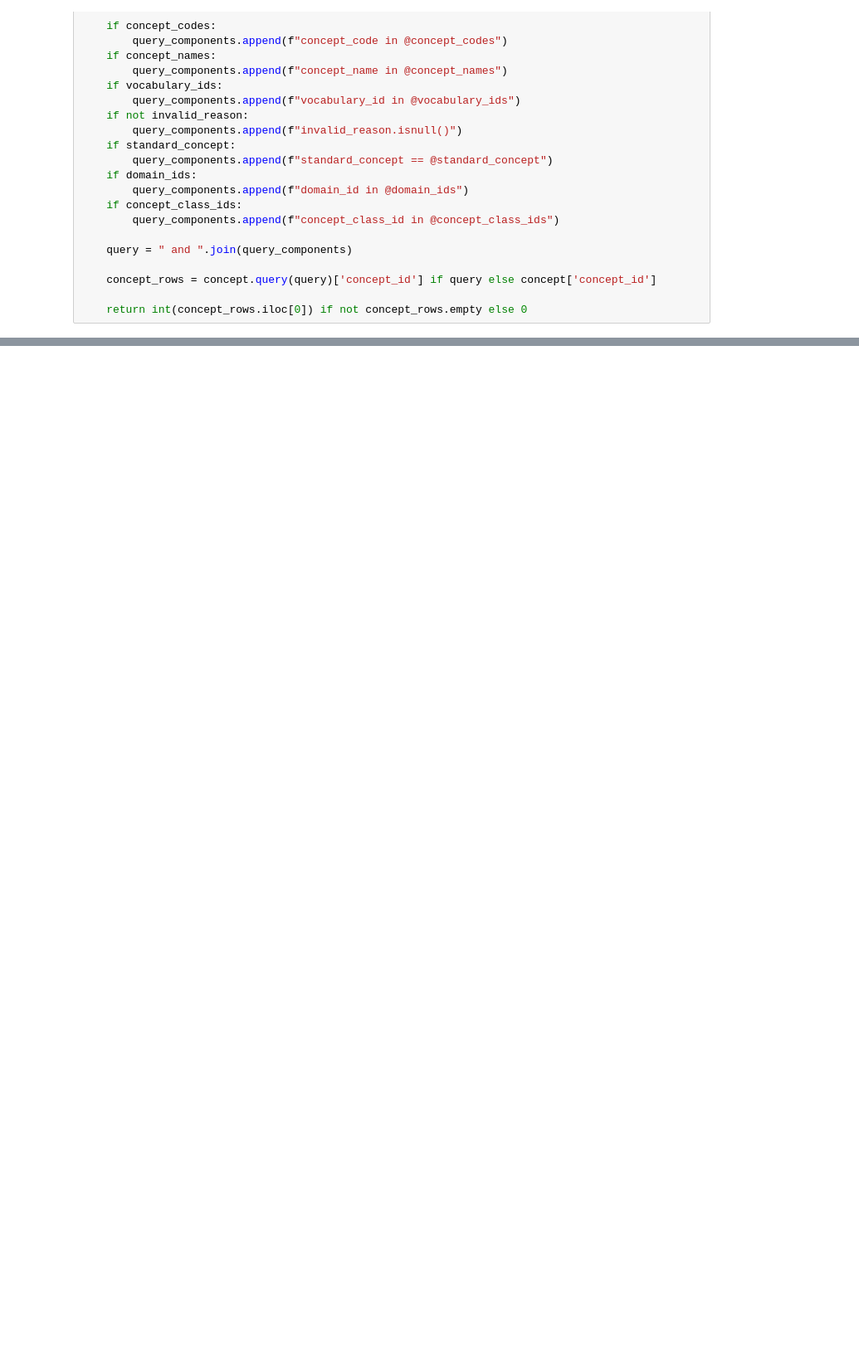
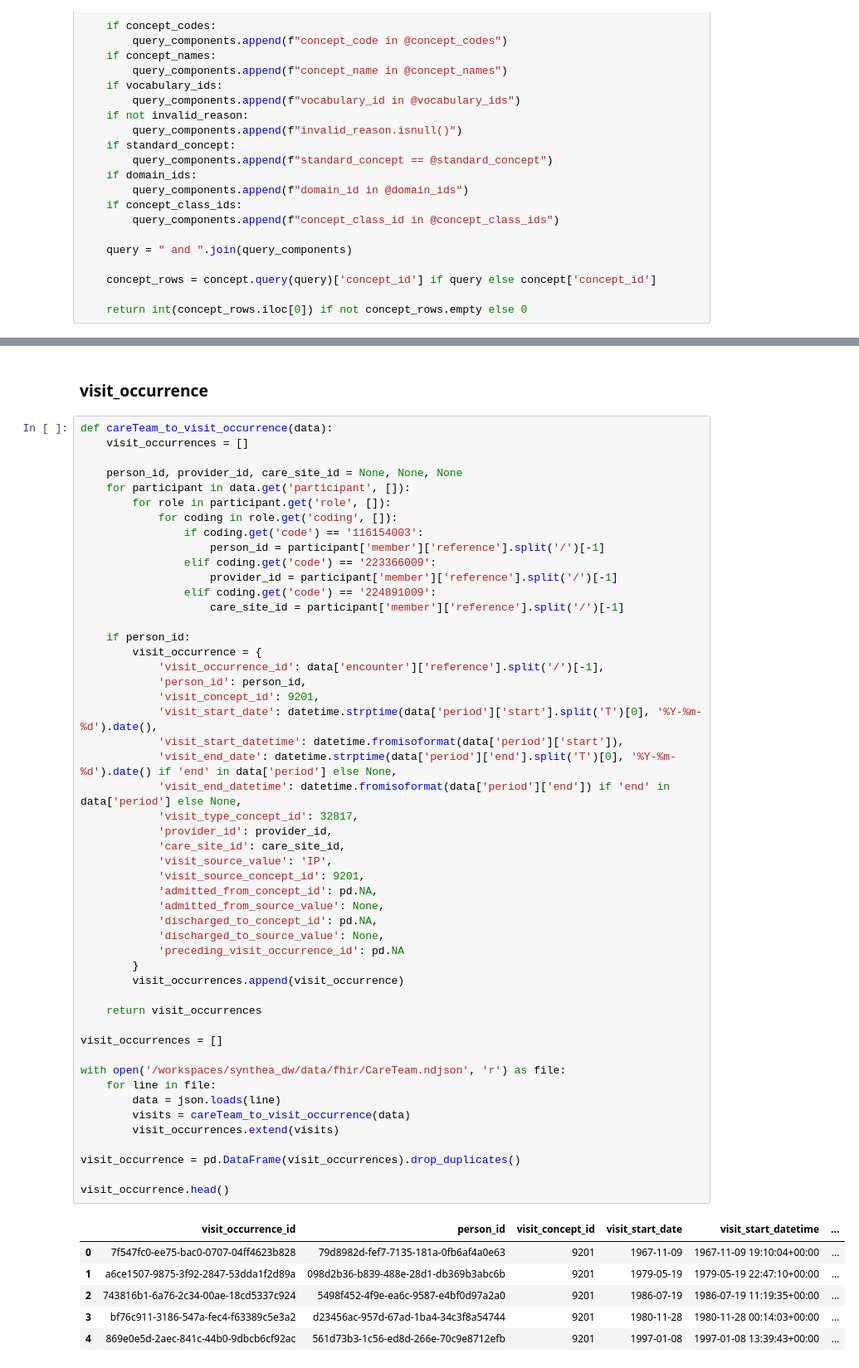
Before and after one commit to saywurdson/synthea_dw, a Jupyter notebook: omop.ipynb, the cells around one changed output, grey strips where cells are left out. Shown: that part at 83% size. Cells and saved outputs as stored; diff of their text form; blank space fills up the shorter version.

Commit message:
CarePlan

```diff
--- a/omop.ipynb
+++ b/omop.ipynb
@@ -39,0 +44,59 @@ def find_concept_id(
+# %% [markdown]
+### visit_occurrence
+# %%
+def careTeam_to_visit_occurrence(data):
+    visit_occurrences = []
+
+    person_id, provider_id, care_site_id = None, None, None
+    for participant in data.get('participant', []):
+        for role in participant.get('role', []):
+            for coding in role.get('coding', []):
+                if coding.get('code') == '116154003':
+                    person_id = participant['member']['reference'].split('/')[-1]
+                elif coding.get('code') == '223366009':
+                    provider_id = participant['member']['reference'].split('/')[-1]
+                elif coding.get('code') == '224891009':
+                    care_site_id = participant['member']['reference'].split('/')[-1]
+
+    if person_id:
+        visit_occurrence = {
+            'visit_occurrence_id': data['encounter']['reference'].split('/')[-1],
+            'person_id': person_id,
+            'visit_concept_id': 9201,
+            'visit_start_date': datetime.strptime(data['period']['start'].split('T')[0], '%Y-%m-%d').date(),
+            'visit_start_datetime': datetime.fromisoformat(data['period']['start']),
+            'visit_end_date': datetime.strptime(data['period']['end'].split('T')[0], '%Y-%m-%d').date() if 'end' in data['period'] else None,
+            'visit_end_datetime': datetime.fromisoformat(data['period']['end']) if 'end' in data['period'] else None,
+            'visit_type_concept_id': 32817,
+            'provider_id': provider_id,
+            'care_site_id': care_site_id,
+            'visit_source_value': 'IP',
+            'visit_source_concept_id': 9201,
+            'admitted_from_concept_id': pd.NA,
+            'admitted_from_source_value': None,
+            'discharged_to_concept_id': pd.NA,
+            'discharged_to_source_value': None,
+            'preceding_visit_occurrence_id': pd.NA
+        }
+        visit_occurrences.append(visit_occurrence)
+
+    return visit_occurrences
+
+visit_occurrences = []
+
+with open('/workspaces/synthea_dw/data/fhir/CareTeam.ndjson', 'r') as file:
+    for line in file:
+        data = json.loads(line)
+        visits = careTeam_to_visit_occurrence(data)
+        visit_occurrences.extend(visits)
+
+visit_occurrence = pd.DataFrame(visit_occurrences).drop_duplicates()
+
+visit_occurrence.head()
+# %% [output]
+|  | visit_occurrence_id | person_id | visit_concept_id | visit_start_date | visit_start_datetime | ... |
+| 0 | 7f547fc0-ee75-bac0-0707-04ff4623b828 | 79d8982d-fef7-7135-181a-0fb6af4a0e63 | 9201 | 1967-11-09 | 1967-11-09 19:10:04+00:00 | ... |
+| 1 | a6ce1507-9875-3f92-2847-53dda1f2d89a | 098d2b36-b839-488e-28d1-db369b3abc6b | 9201 | 1979-05-19 | 1979-05-19 22:47:10+00:00 | ... |
+| 2 | 743816b1-6a76-2c34-00ae-18cd5337c924 | 5498f452-4f9e-ea6c-9587-e4bf0d97a2a0 | 9201 | 1986-07-19 | 1986-07-19 11:19:35+00:00 | ... |
+| 3 | bf76c911-3186-547a-fec4-f63389c5e3a2 | d23456ac-957d-67ad-1ba4-34c3f8a54744 | 9201 | 1980-11-28 | 1980-11-28 00:14:03+00:00 | ... |
+| 4 | 869e0e5d-2aec-841c-44b0-9dbcb6cf92ac | 561d73b3-1c56-ed8d-266e-70c9e8712efb | 9201 | 1997-01-08 | 1997-01-08 13:39:43+00:00 | ... |
```
Also changed, not shown: parts of 21 cells of this notebook.
